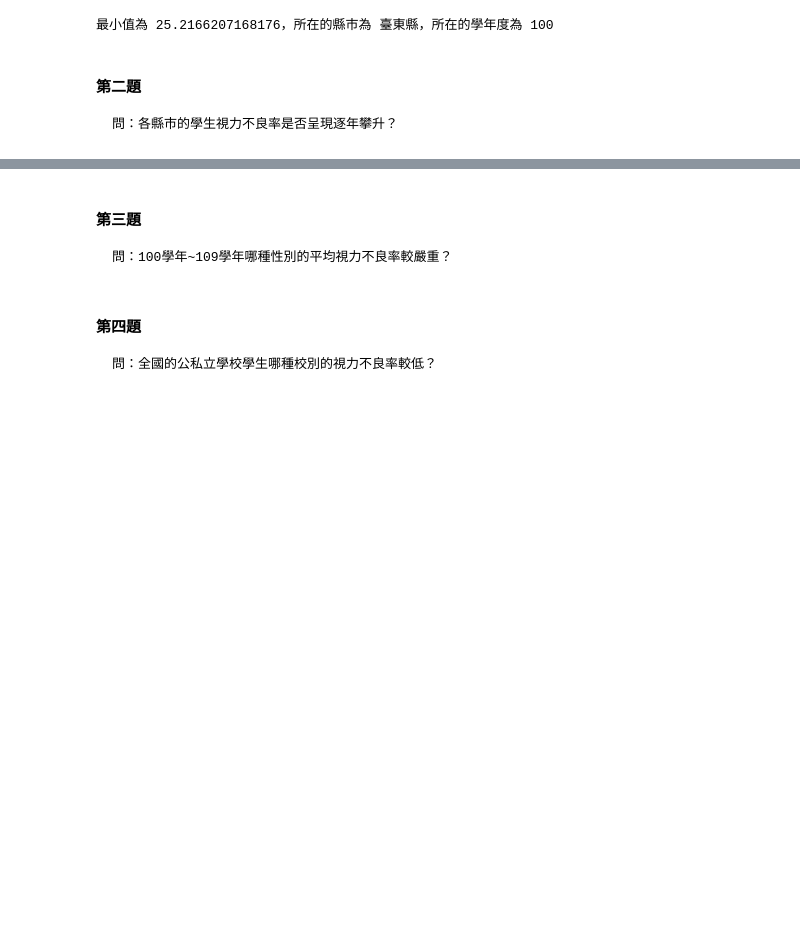
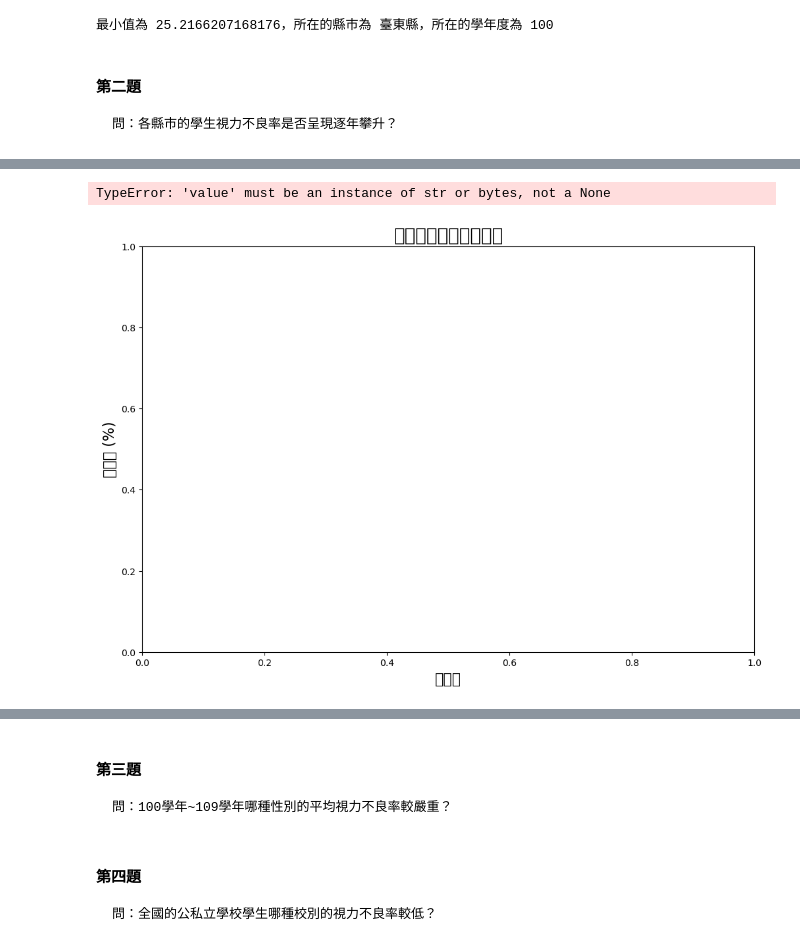
Before and after one commit to Ya-Cing/LAT-Repo, a Jupyter notebook: 2023 03 08(week3 work)/W3-HW1.ipynb, the cells around one changed output, grey strips where cells are left out. Drawn from its saved outputs; the diff is of its cells as text; code cells hidden in the pictures; blank space fills up the shorter version.

```diff
--- a/2023 03 08(week3 work)/W3-HW1.ipynb
+++ b/2023 03 08(week3 work)/W3-HW1.ipynb
@@ -253,0 +256,53 @@ IndexError: list index out of range
+# %%
+import ezodf
+import matplotlib.pyplot as plt
+
+# 讀取 ods 檔案
+doc = ezodf.opendoc('W3 homework.ods')
+
+# 選擇要分析的工作表
+sheet = doc.sheets['國小視力不良率-縣市']
+
+# 讀取縣市名稱和學年度
+cities = [cell.value for cell in sheet.column(0)[1:]]
+years = [cell.value for cell in sheet.row(0)[1:]]
+
+# 讀取不良率數據
+data = []
+growth_rates = []  # 添加一个空的列表以确保与城市相对应的子列表存在
+for row in list(sheet.rows())[1:]:
+    data_row = []
+    for cell in row[1:]:
+        if cell.value is not None:
+            data_row.append(float(cell.value))
+        else:
+            data_row.append(None)
+    data.append(data_row)
+    growth_rates.append([])  # 添加一个空的子列表
+
+# 計算成長率
+for i, city_data in enumerate(data):
+    for j in range(len(years) - 1):
+        if city_data[j] is not None and city_data[j+1] is not None:
+            growth_rate = (city_data[j+1] - city_data[j]) / city_data[j] * 100
+            growth_rates[i].append(growth_rate)
+        else:
+            growth_rates[i].append(None)
+    # 確保 growth_rates[i] 至少有 len(years) - 1 個元素
+    while len(growth_rates[i]) < len(years) - 1:
+        growth_rates[i].append(None)
+
+# 繪製成長率圖表
+fig, ax = plt.subplots(figsize=(12, 8))
+ax.set_title('國小視力不良率成長率', fontsize=20)
+ax.set_xlabel('學年度', fontsize=16)
+ax.set_ylabel('成長率 (%)', fontsize=16)
+for i, city in enumerate(cities):
+    if len(growth_rates[i]) < len(years) - 1:
+        growth_rates[i] += [None] * (len(years) - 1 - len(growth_rates[i]))
+    ax.plot(years[1:], growth_rates[i], label=city)
+ax.legend(fontsize=12)
+plt.show()
+# %% [output]
+TypeError: 'value' must be an instance of str or bytes, not a None
+[figure, added]
```
Also changed, not shown: parts of 3 cells of this notebook, 1 other file.
